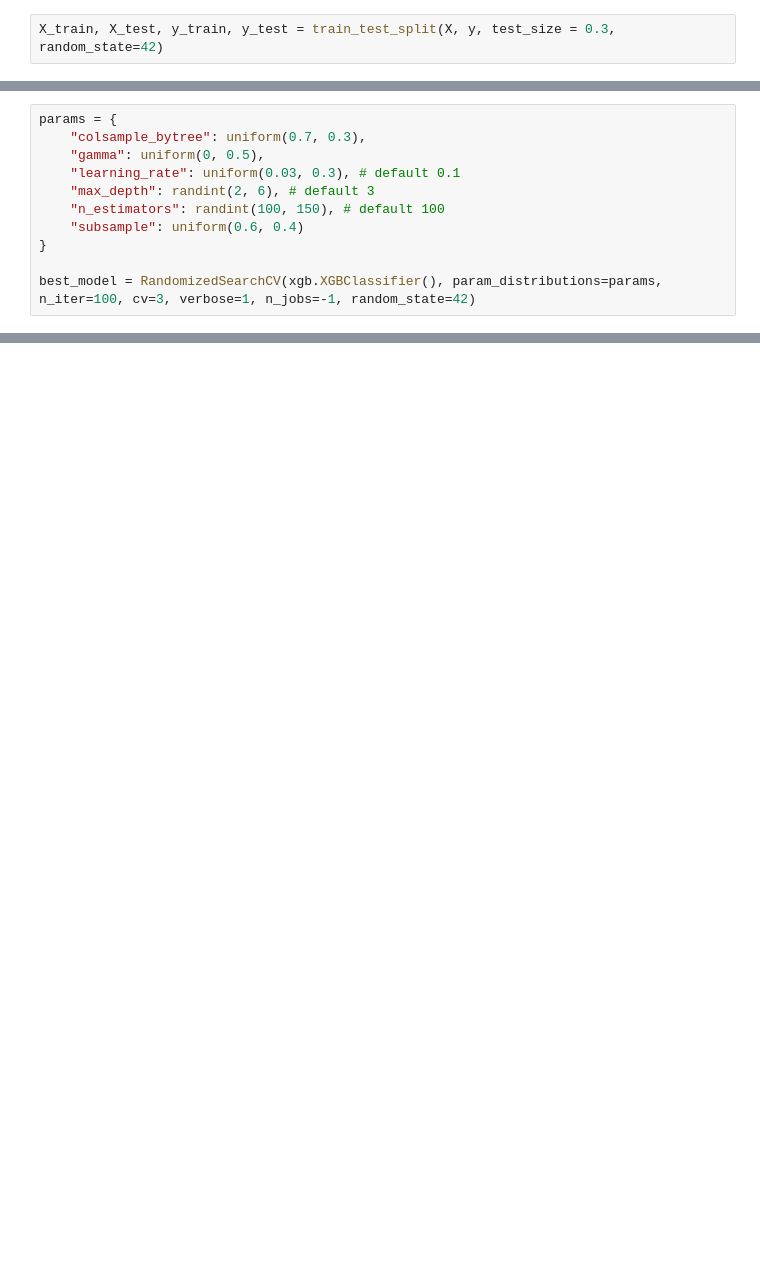
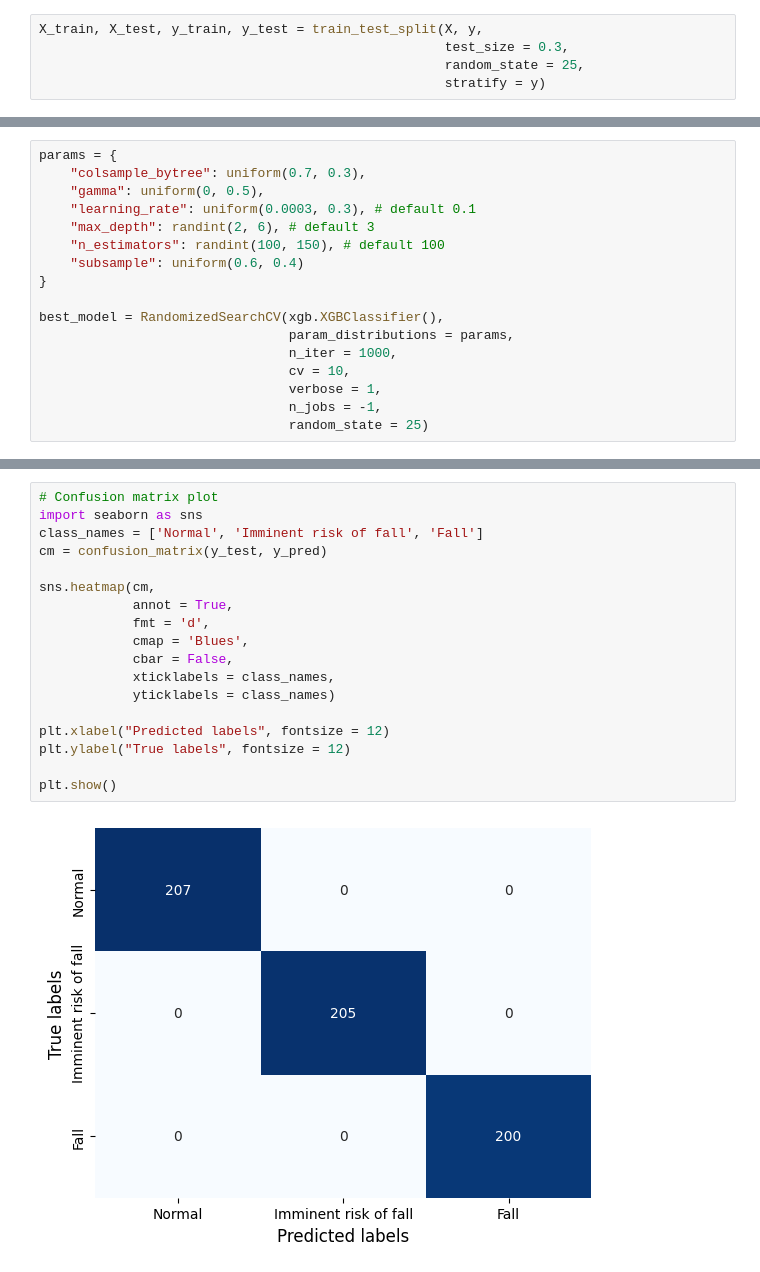
Before and after one commit to gadavidd/SIoT, a Jupyter notebook: TinyML XGBoost.ipynb, the cells around one changed output, grey strips where cells are left out. Drawn from its saved outputs; the diff is of its cells as text; blank space fills up the shorter version.

```diff
--- a/TinyML XGBoost.ipynb
+++ b/TinyML XGBoost.ipynb
@@ -72,2 +60,5 @@ X[y == 2].describe()
 # %%
-X_train, X_test, y_train, y_test = train_test_split(X, y, test_size = 0.3, random_state=42)
+X_train, X_test, y_train, y_test = train_test_split(X, y,
+                                                    test_size = 0.3,
+                                                    random_state = 25,
+                                                    stratify = y)
@@ -75,13 +86,19 @@ X_train, X_test, y_train, y_test = train_test_split(X, y, test_size = 0.3, rando
 params = {
     "colsample_bytree": uniform(0.7, 0.3),
     "gamma": uniform(0, 0.5),
-    "learning_rate": uniform(0.03, 0.3), # default 0.1
+    "learning_rate": uniform(0.0003, 0.3), # default 0.1
     "max_depth": randint(2, 6), # default 3
     "n_estimators": randint(100, 150), # default 100
     "subsample": uniform(0.6, 0.4)
 }
 
-best_model = RandomizedSearchCV(xgb.XGBClassifier(), param_distributions=params, n_iter=100, cv=3, verbose=1, n_jobs=-1, random_state=42)
+best_model = RandomizedSearchCV(xgb.XGBClassifier(),
+                                param_distributions = params,
+                                n_iter = 1000,
+                                cv = 10,
+                                verbose = 1,
+                                n_jobs = -1,
+                                random_state = 25)
 # %%
 best_model.fit(X_train, y_train)
 best_model.best_params_
@@ -135,0 +158,20 @@ XGBoostError: [13:55:11] C:\buildkite-agent\builds\buildkite-windows-cpu-autosca
+# %%
+# Confusion matrix plot
+import seaborn as sns
+class_names = ['Normal', 'Imminent risk of fall', 'Fall']
+cm = confusion_matrix(y_test, y_pred)
+
+sns.heatmap(cm,
+            annot = True,
+            fmt = 'd',
+            cmap = 'Blues',
+            cbar = False,
+            xticklabels = class_names,
+            yticklabels = class_names)
+
+plt.xlabel("Predicted labels", fontsize = 12)
+plt.ylabel("True labels", fontsize = 12)
+
+plt.show()
+# %% [output]
+[figure, added]
```
Also changed, not shown: parts of 13 cells of this notebook, 1 other file.
